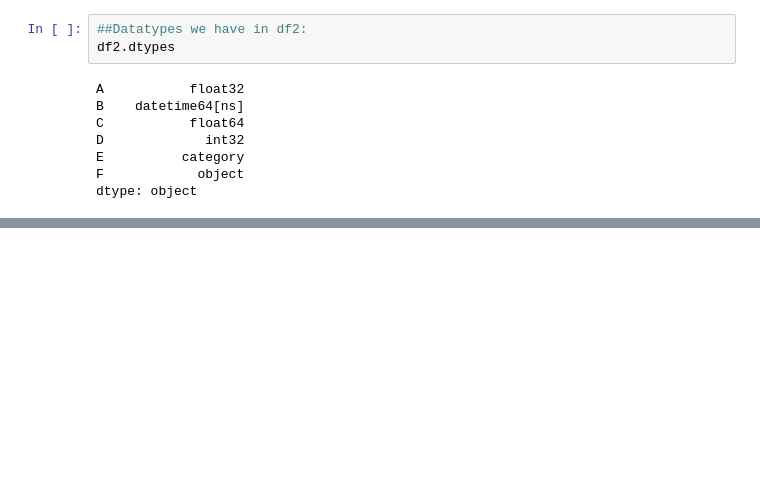
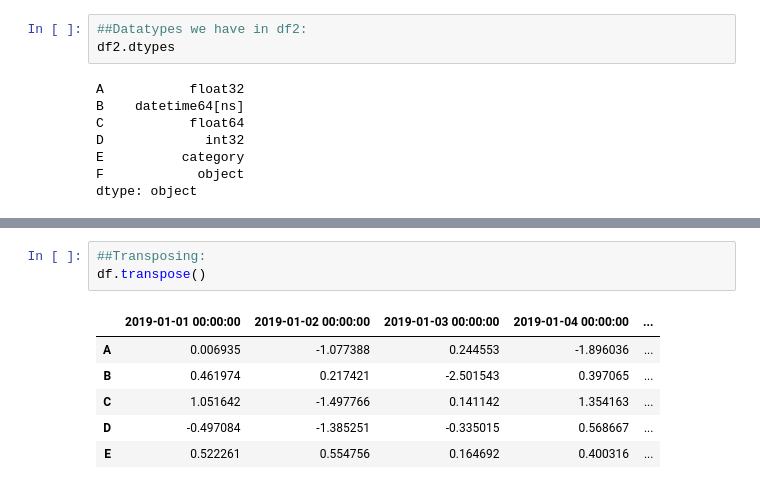
Before and after one commit to prateek1709/data-science-and-ml, a Jupyter notebook: Jupyter Notebooks/Pandas+Overview.ipynb, the cells around one changed output, grey strips where cells are left out. Drawn from its saved outputs; the diff is of its cells as text; blank space fills up the shorter version.

```diff
--- a/Jupyter Notebooks/Pandas+Overview.ipynb
+++ b/Jupyter Notebooks/Pandas+Overview.ipynb
@@ -86,0 +91,10 @@ df.describe()
+# %%
+##Transposing:
+df.transpose()
+# %% [output]
+|  | 2019-01-01 00:00:00 | 2019-01-02 00:00:00 | 2019-01-03 00:00:00 | 2019-01-04 00:00:00 | ... |
+| A | 0.006935 | -1.077388 | 0.244553 | -1.896036 | ... |
+| B | 0.461974 | 0.217421 | -2.501543 | 0.397065 | ... |
+| C | 1.051642 | -1.497766 | 0.141142 | 1.354163 | ... |
+| D | -0.497084 | -1.385251 | -0.335015 | 0.568667 | ... |
+| E | 0.522261 | 0.554756 | 0.164692 | 0.400316 | ... |
```
Also changed, not shown: parts of 24 cells of this notebook.
